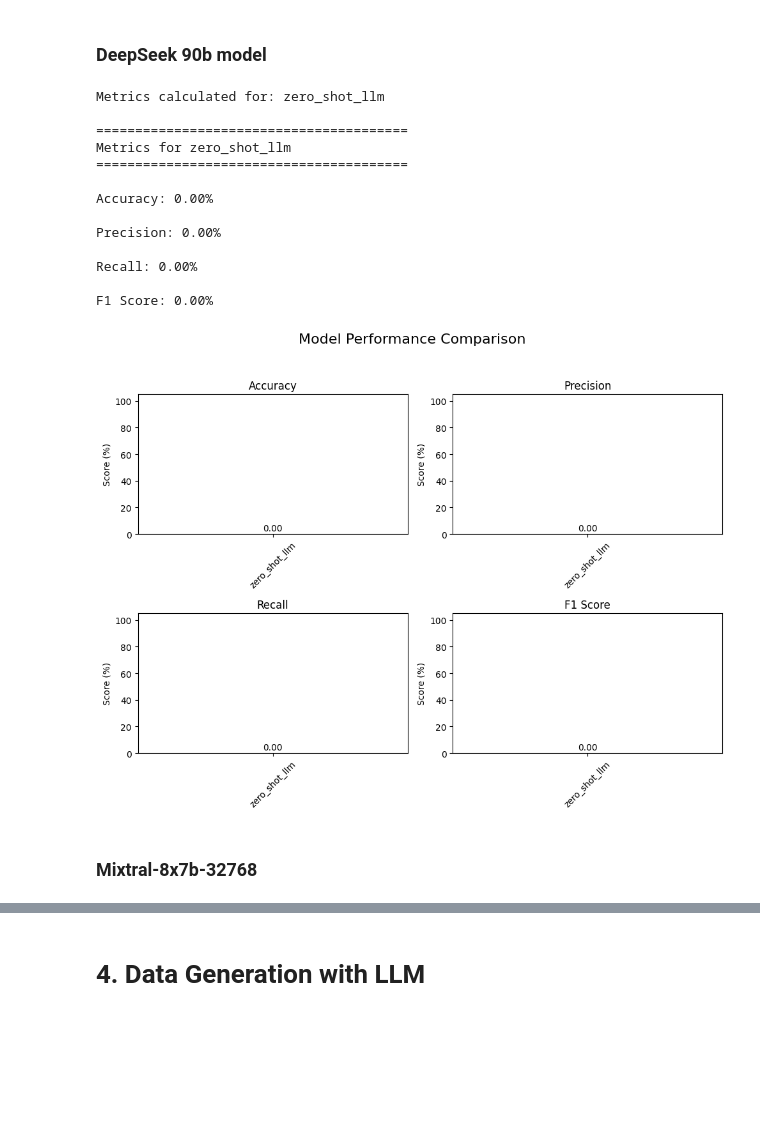
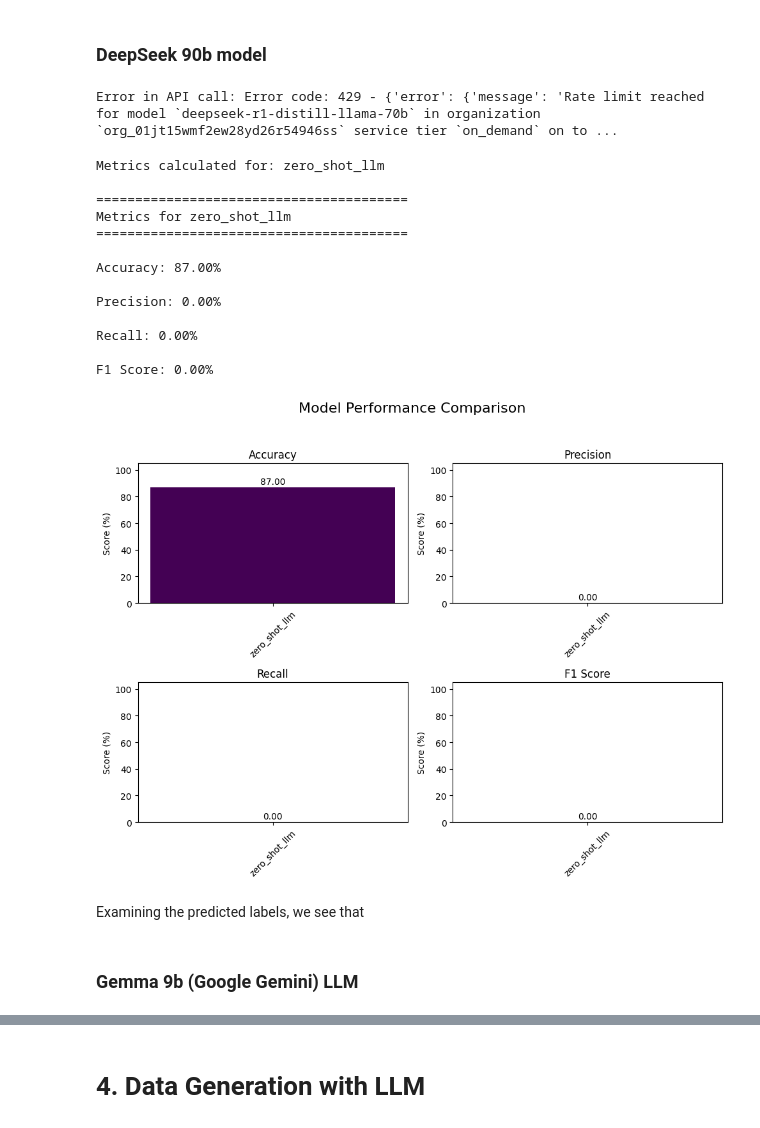
Before and after one commit to pablo-fdz/adv_nlp_final_assessment, a Jupyter notebook: part_2_ds_challenge.ipynb, the cells around one changed output, grey strips where cells are left out. Drawn from its saved outputs; the diff is of its cells as text; code cells hidden in the pictures; blank space fills up the shorter version.

```diff
--- a/part_2_ds_challenge.ipynb
+++ b/part_2_ds_challenge.ipynb
@@ -1101,7 +1111,7 @@ We will try several models for ZSL exercise. Our API access comes from groq.com,
 # %%
 import json
 
-with open('config_files\llm_config.json') as f:
+with open(r'config_files\llm_config.json') as f:
     config = json.load(f)
 # %% [markdown]
 ### DeepSeek 90b model
@@ -1119,44 +1128,48 @@ from library.llms import classify_case
 # %%
 import time
+
 import tqdm
+
 
 def process_batch(test_df, batch_size=10):
     y_pred, y_true = [], []
     for i in range(0, len(test_df), batch_size):
         batch = test_df.slice(i, min(batch_size, len(test_df) - i))
         for case in tqdm.tqdm(batch.iter_rows(named=True)):
-            y_true.append(case['label'])
+            y_true.append(case['labels'])
             y_pred.append(classify_case(case['text']))
             time.sleep(config.get("processing_settings", {}).get("delay_between_requests", 0))
     return y_true, y_pred
 
 # Sample a subset of the test data to evaluate
-test_sample = test_df.sample(10, seed=seed)
-if 'labels' in test_sample.columns:
-    test_sample = test_sample.rename({'labels': 'label'})
-
-# Run prediction
-y_true, y_pred = process_batch(test_sample, batch_size=config.get("processing_settings", {}).get("batch_size", 10))
+test_sample = test_df.sample(100, seed=seed)
+# %% [output]
+Error in API call: Error code: 429 - {'error': {'message': 'Rate limit reached for model `deepseek-r1-distill-llama-70b` in organization `org_01jt15wmf2ew28yd26r54946ss` service tier `on_demand` on to ...
+# %%
+# Run prediction with DeepSeek
+y_true1, y_pred1 = process_batch(test_sample, batch_size=config.get("processing_settings", {}).get("batch_size", 10))
 # %%
 # Calculate and display metrics
-metrics.run(y_true, y_pred, 'zero_shot_llm', average='binary')
+metrics.run(y_true1, y_pred1, 'zero_shot_llm', average='binary')
 metrics.print_results()
 metrics.plot()
 # %% [output]
 Metrics calculated for: zero_shot_llm
 
 ========================================
 Metrics for zero_shot_llm
 ========================================
 
-Accuracy: 0.00%
+Accuracy: 87.00%
 
 Precision: 0.00%
 
 Recall: 0.00%
 
 F1 Score: 0.00%
-[figure, old version]
+[figure, new version]
+# %% [markdown]
+Examining the predicted labels, we see that
 # %% [markdown]
-### Mixtral-8x7b-32768
+### Gemma 9b (Google Gemini) LLM
 # %%
```
Also changed, not shown: parts of 8 cells of this notebook, 2 other files.
